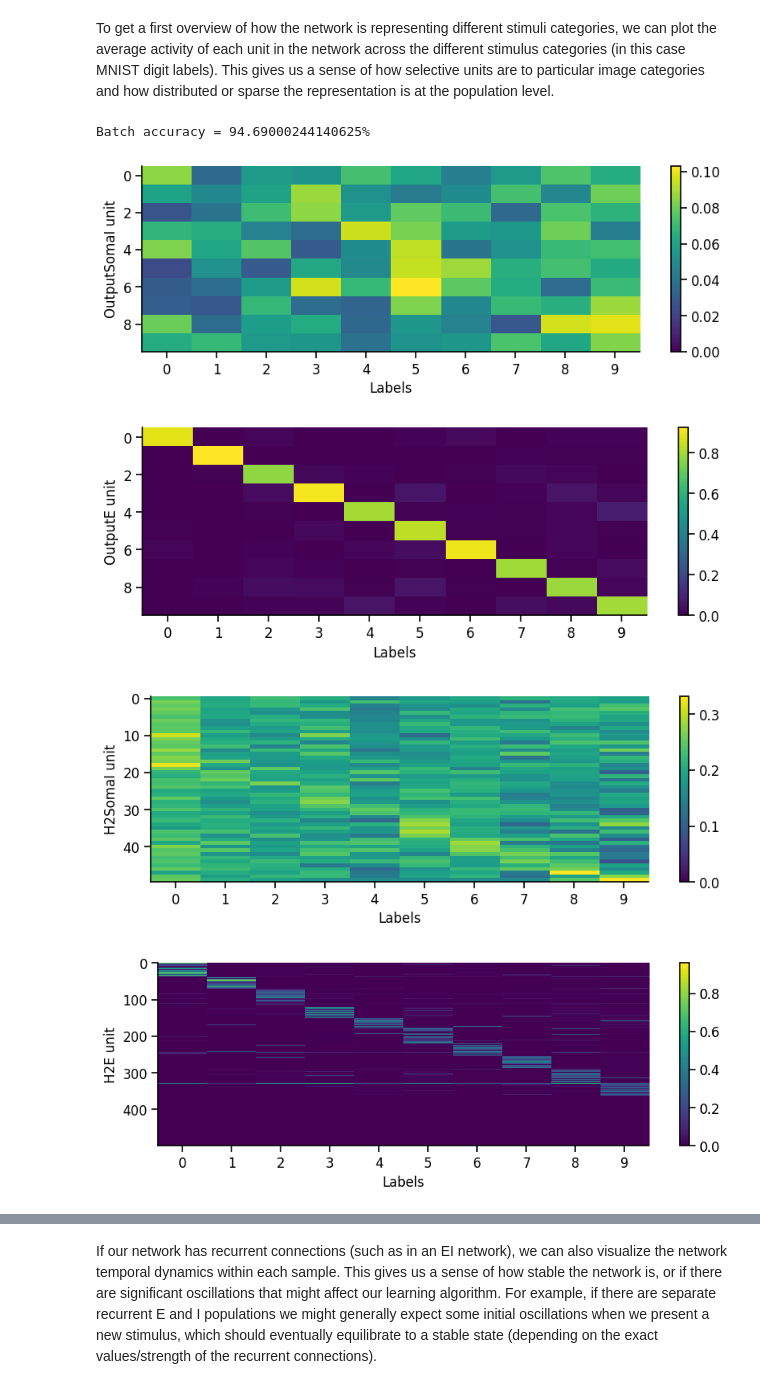
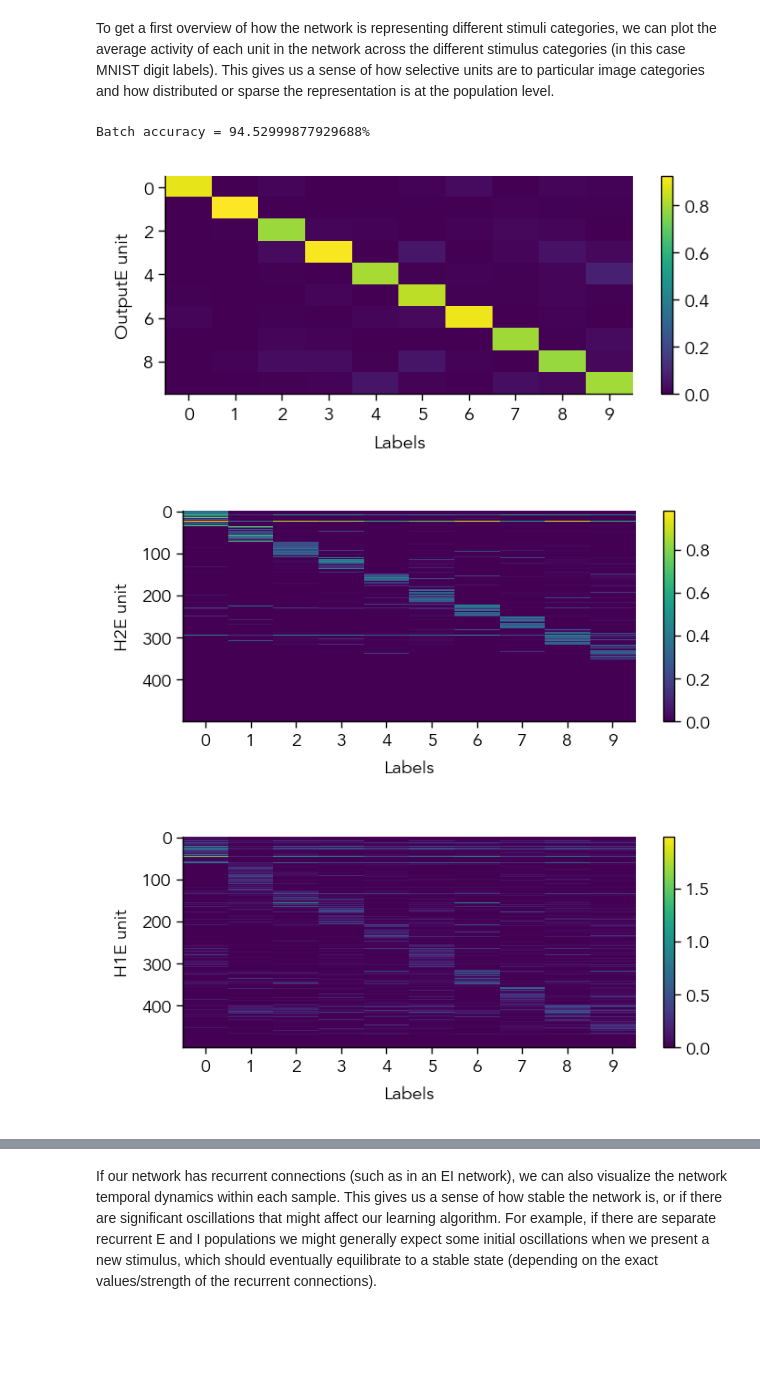
Before and after one commit to Milstein-Lab/EIANN, a Jupyter notebook: docs/Using_EIANN/visualizing_network_properties.ipynb, the cells around one changed output, grey strips where cells are left out. Saved outputs shown, nothing was run; the diff lists cells and outputs as text; code cells hidden in the pictures; blank space fills up the shorter version.

```diff
--- a/docs/Using_EIANN/visualizing_network_properties.ipynb
+++ b/docs/Using_EIANN/visualizing_network_properties.ipynb
@@ -35,10 +26,9 @@ Network successfully loaded from '/Users/ag1880/github-repos/Milstein-Lab/EIANN/
 # %% [markdown]
 To get a first overview of how the network is representing different stimuli categories, we can plot the average activity of each unit in the network across the different stimulus categories (in this case MNIST digit labels). This gives us a sense of how selective units are to particular image categories and how distributed or sparse the representation is at the population level.
 # %%
-eiann.plot.plot_batch_accuracy(network, test_dataloader, population='all')
+eiann.plot.plot_batch_accuracy(network, test_dataloader, population='E')
 # %% [output]
-Batch accuracy = 94.69000244140625%
+Batch accuracy = 94.52999877929688%
-[figure, old version]
+[figure, new version]
-[figure, old version]
+[figure, new version]
-[figure, old version]
+[figure, new version]
-[figure, removed]
```
Also changed, not shown: parts of 10 cells of this notebook, 14 other files.
